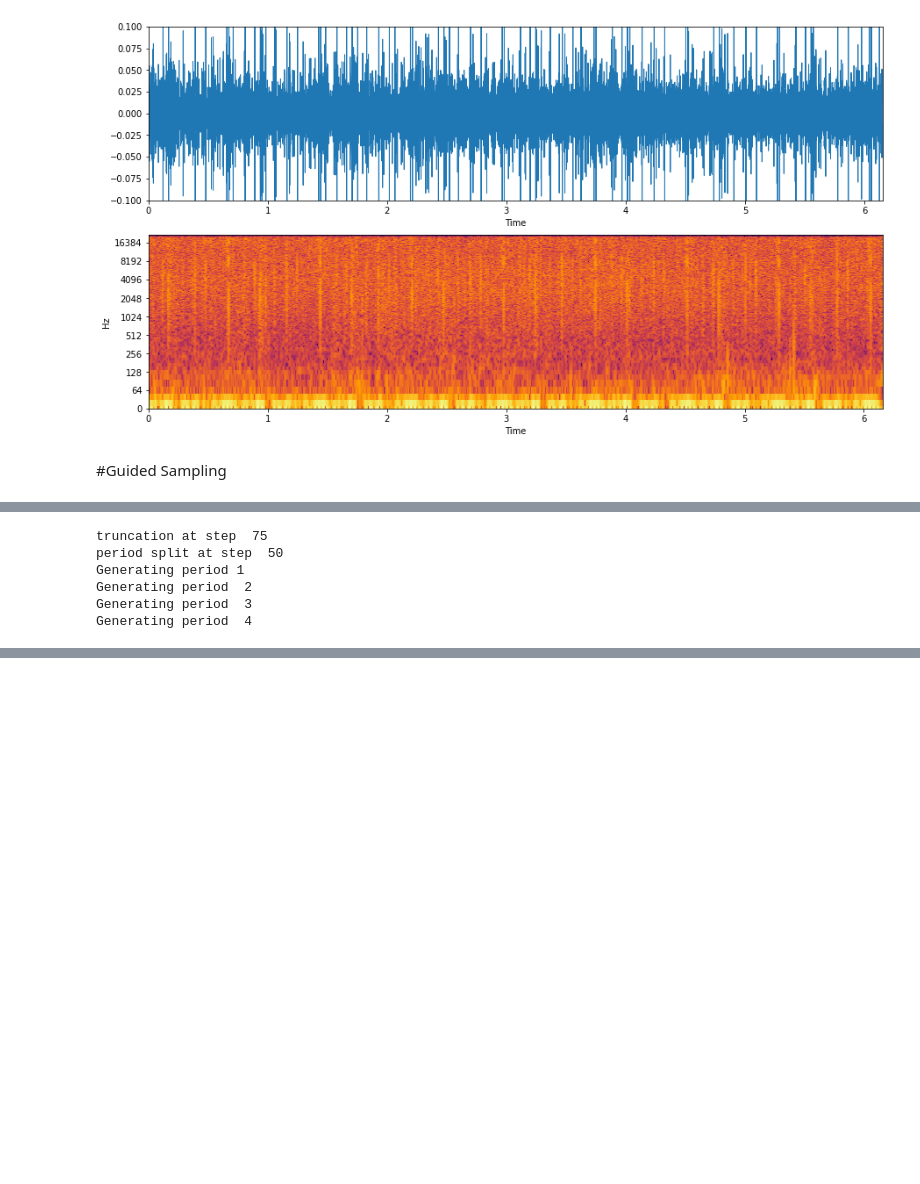
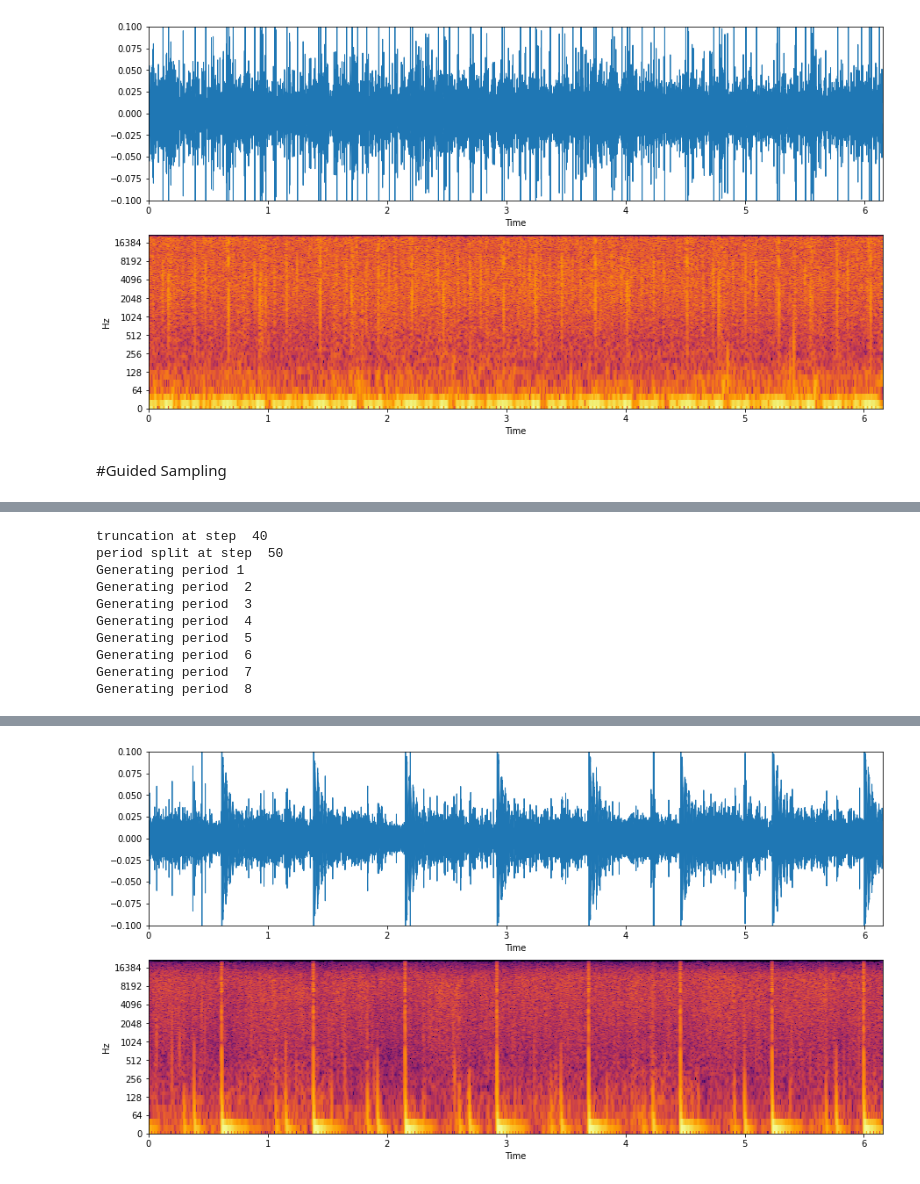
Before and after one commit to rwekwe/gramophone_noise_synth, a Jupyter notebook: colab/demo.ipynb, the cells around one changed output, grey strips where cells are left out. Saved outputs shown, nothing was run; the diff lists cells and outputs as text; code cells hidden in the pictures; blank space fills up the shorter version.

```diff
--- a/colab/demo.ipynb
+++ b/colab/demo.ipynb
@@ -273,11 +270,11 @@ ipd.Audio(plotx, rate=int(args.sample_rate)) # load a NumPy array
 #@markdown Define number of discretization steps. More steps imply higher precission at the cost of more computation.
 steps = 100 #@param {type:"slider", min:10, max:200, step:1}
 #@markdown Select the value of the bifurcation step. This value marks the timestep where the reverse diffusion is bifurcated to generate different revolutions. The higher this parameter is set, the more inter-frame variations will appear.
-taup = 0.36 #@param {type:"slider", min:0, max:1, step:0.01}
+taup = 0.51 #@param {type:"slider", min:0, max:1, step:0.01}
 #@markdown Choose the number of disk periods to generate. One period is equal to 0.77s.
 numperiods=8 #@param {type:"integer"}
 #@markdown Select the value of the truncation step. This value marks the timestep where the guided diffusion starts. Lower values imply more faithfulness to the guide at the expense of realism.
-tau0=0.5  #@param {type:"slider", min:0, max:1, step:0.01}
+tau0=0.4  #@param {type:"slider", min:0, max:1, step:0.01}
 
 
 xx=torch.from_numpy(noise_synth.x).to(device)
@@ -299,9 +296,13 @@ plot_spec(plotx2, axs[1])
 plotx2[-1]=1
 ipd.Audio(plotx2, rate=int(args.sample_rate)) # load a NumPy array
 # %% [output]
-truncation at step  75
+truncation at step  40
 period split at step  50
 Generating period 1
 Generating period  2
 Generating period  3
 Generating period  4
+Generating period  5
+Generating period  6
+Generating period  7
+Generating period  8
@@ -307,0 +310 @@ Generating period  4
+[figure, added]
```
Also changed, not shown: parts of 3 cells of this notebook.
